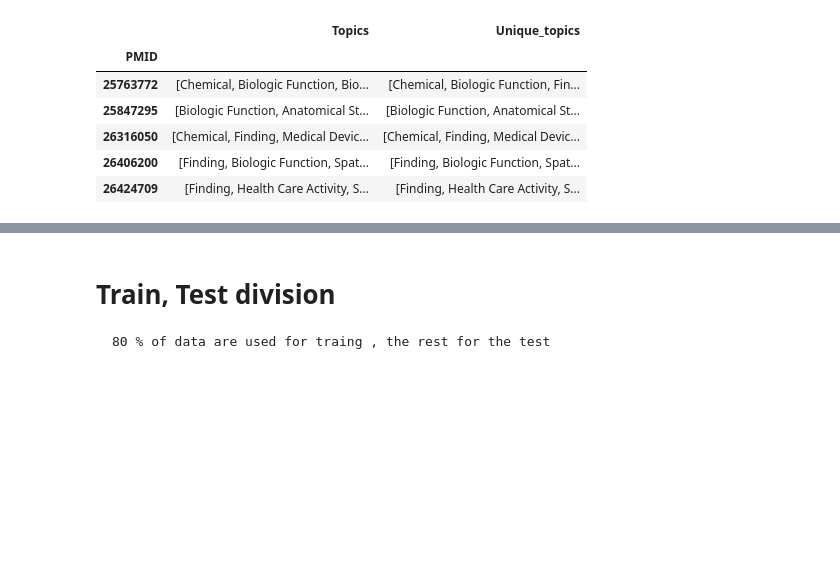
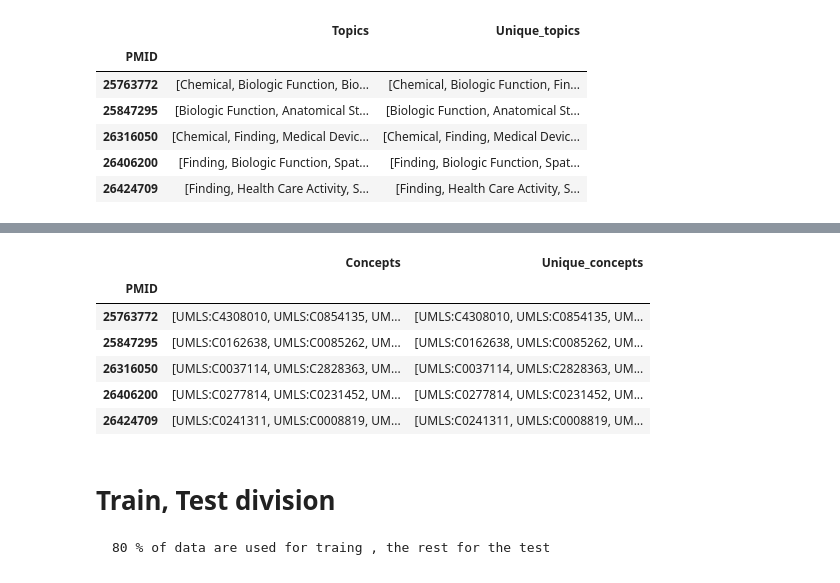
Before and after one commit to hadaszm/NLP, a Jupyter notebook: data_analysis.ipynb, the cells around one changed output, grey strips where cells are left out. Drawn from its saved outputs; the diff is of its cells as text; code cells hidden in the pictures; blank space fills up the shorter version.

```diff
--- a/data_analysis.ipynb
+++ b/data_analysis.ipynb
@@ -300,9 +300,9 @@ Columns:
 # %%
 grouped_annotations = annotations_21.groupby('PMID')
 topics_per_document = grouped_annotations.apply(lambda group : group['SemanticMeaning'].to_list())
-grouped_annotations = pd.DataFrame(topics_per_document).rename(columns = {0:'Topics'})
-grouped_annotations['Unique_topics'] = grouped_annotations['Topics'].apply(lambda l: pd.unique(l))
-grouped_annotations.head()
+topics_per_document = pd.DataFrame(topics_per_document).rename(columns = {0:'Topics'})
+topics_per_document['Unique_topics'] = topics_per_document['Topics'].apply(lambda l: pd.unique(l))
+topics_per_document.head()
 # %% [output]
 |  | Topics | Unique_topics |
 | PMID |  |  |
@@ -313,0 +324,13 @@ grouped_annotations.head()
+# %%
+concepts_per_document = grouped_annotations.apply(lambda group : group['EntityID'].to_list())
+concepts_per_document = pd.DataFrame(concepts_per_document).rename(columns = {0:'Concepts'})
+concepts_per_document['Unique_concepts'] = concepts_per_document['Concepts'].apply(lambda l: pd.unique(l))
+concepts_per_document.head()
+# %% [output]
+|  | Concepts | Unique_concepts |
+| PMID |  |  |
+| 25763772 | [UMLS:C4308010, UMLS:C0854135, UM... | [UMLS:C4308010, UMLS:C0854135, UM... |
+| 25847295 | [UMLS:C0162638, UMLS:C0085262, UM... | [UMLS:C0162638, UMLS:C0085262, UM... |
+| 26316050 | [UMLS:C0037114, UMLS:C2828363, UM... | [UMLS:C0037114, UMLS:C2828363, UM... |
+| 26406200 | [UMLS:C0277814, UMLS:C0231452, UM... | [UMLS:C0277814, UMLS:C0231452, UM... |
+| 26424709 | [UMLS:C0241311, UMLS:C0008819, UM... | [UMLS:C0241311, UMLS:C0008819, UM... |
```
Also changed, not shown: parts of 3 cells of this notebook.
